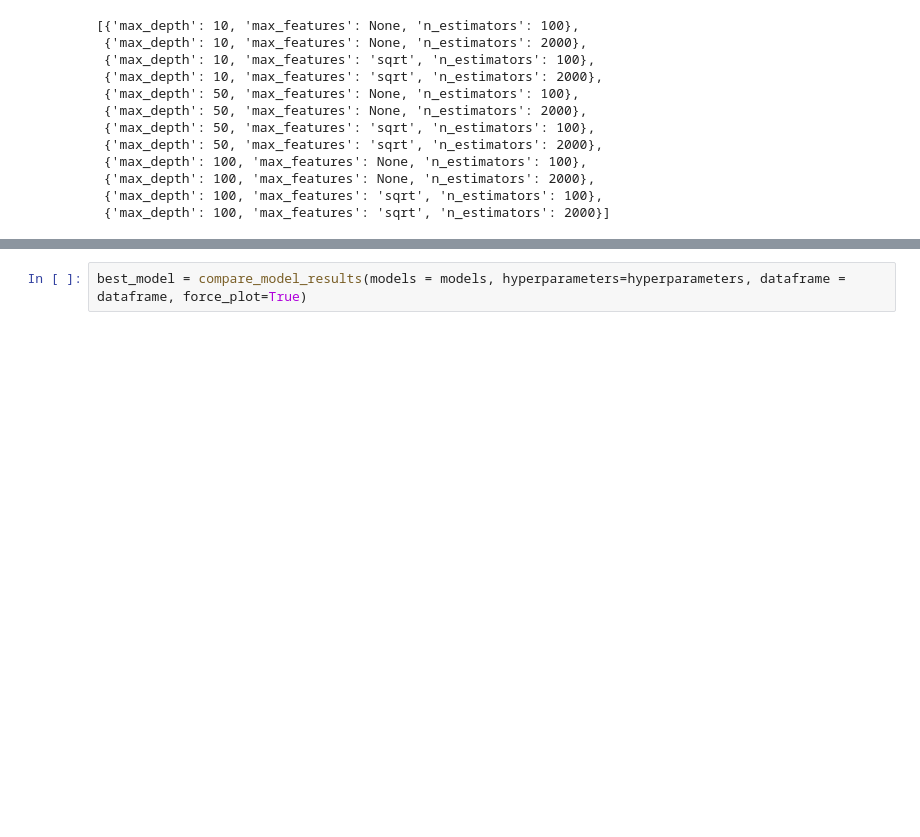
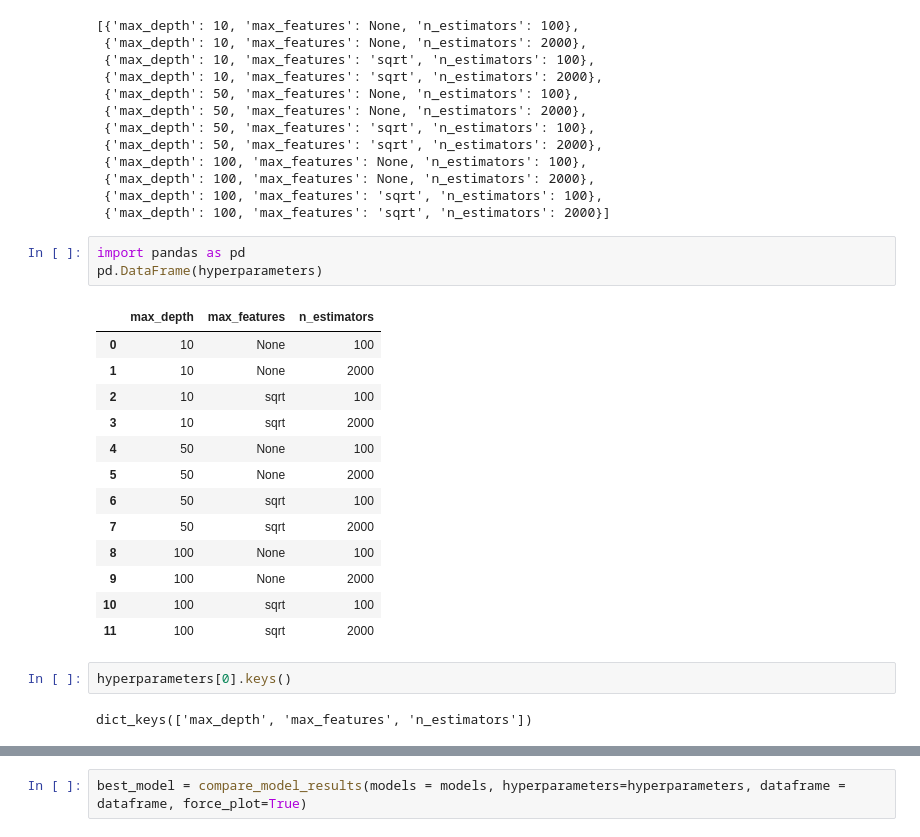
Before and after one commit to tchase56/flyte_union, a Jupyter notebook: wine_classification_hyperparameter_search_debug_v2.ipynb, the cells around one changed output, grey strips where cells are left out. Cells and saved outputs as stored; diff of their text form; blank space fills up the shorter version.

```diff
--- a/wine_classification_hyperparameter_search_debug_v2.ipynb
+++ b/wine_classification_hyperparameter_search_debug_v2.ipynb
@@ -48,6 +71,27 @@ hyperparameters
  {'max_depth': 100, 'max_features': None, 'n_estimators': 2000},
  {'max_depth': 100, 'max_features': 'sqrt', 'n_estimators': 100},
  {'max_depth': 100, 'max_features': 'sqrt', 'n_estimators': 2000}]
+# %%
+import pandas as pd
+pd.DataFrame(hyperparameters)
+# %% [output]
+|  | max_depth | max_features | n_estimators |
+| 0 | 10 | None | 100 |
+| 1 | 10 | None | 2000 |
+| 2 | 10 | sqrt | 100 |
+| 3 | 10 | sqrt | 2000 |
+| 4 | 50 | None | 100 |
+| 5 | 50 | None | 2000 |
+| 6 | 50 | sqrt | 100 |
+| 7 | 50 | sqrt | 2000 |
+| 8 | 100 | None | 100 |
+| 9 | 100 | None | 2000 |
+| 10 | 100 | sqrt | 100 |
+| 11 | 100 | sqrt | 2000 |
+# %%
+hyperparameters[0].keys()
+# %% [output]
+dict_keys(['max_depth', 'max_features', 'n_estimators'])
 # %%
 from functools import partial
 from flytekit import map_task
```
Also changed, not shown: parts of 4 cells of this notebook, 6 other files.
